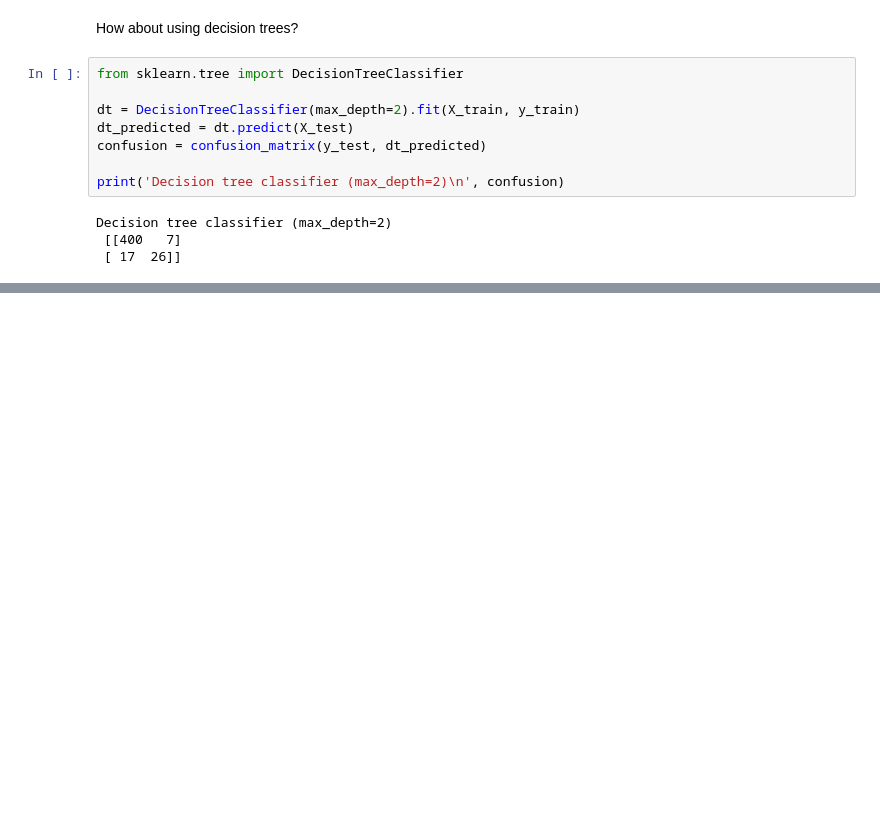
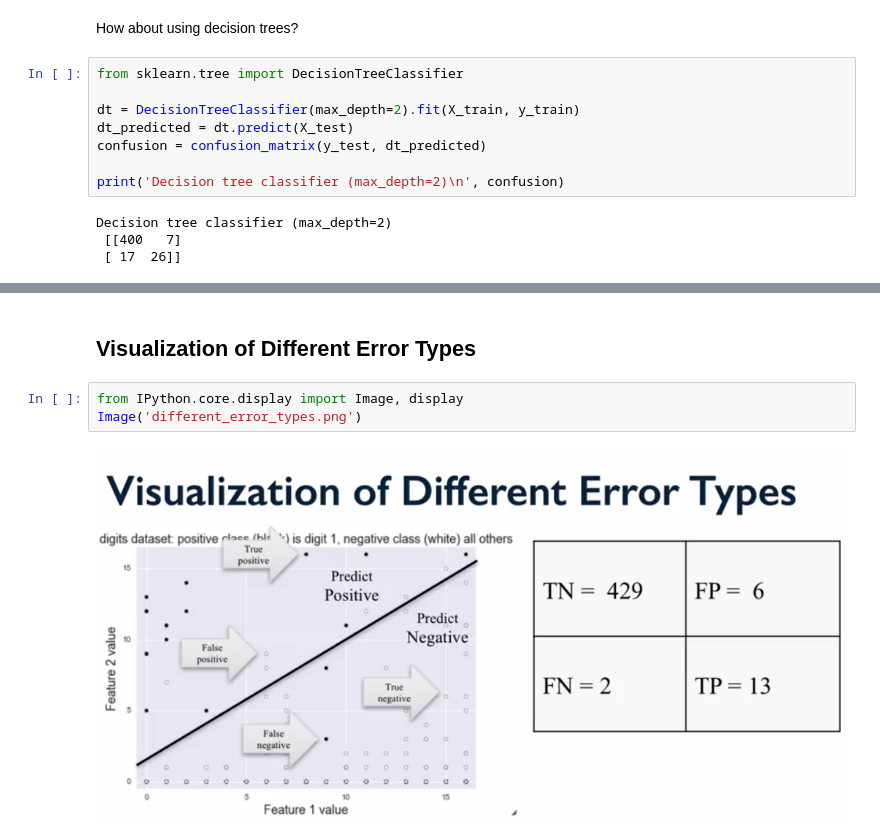
Before and after one commit to abudata/Applied_Machine_Learning, a Jupyter notebook: Applied_Machine_Learning_Module_3.ipynb, the cells around one changed output, grey strips where cells are left out. Saved outputs shown, nothing was run; the diff lists cells and outputs as text; blank space fills up the shorter version.

Commit message:
Different error types added

```diff
--- a/Applied_Machine_Learning_Module_3.ipynb
+++ b/Applied_Machine_Learning_Module_3.ipynb
@@ -231,0 +246,7 @@ Decision tree classifier (max_depth=2)
+# %% [markdown]
+## Visualization of Different Error Types
+# %%
+from IPython.core.display import Image, display
+Image('different_error_types.png')
+# %% [output]
+[figure, added]
```
Also changed, not shown: parts of 2 cells of this notebook.
